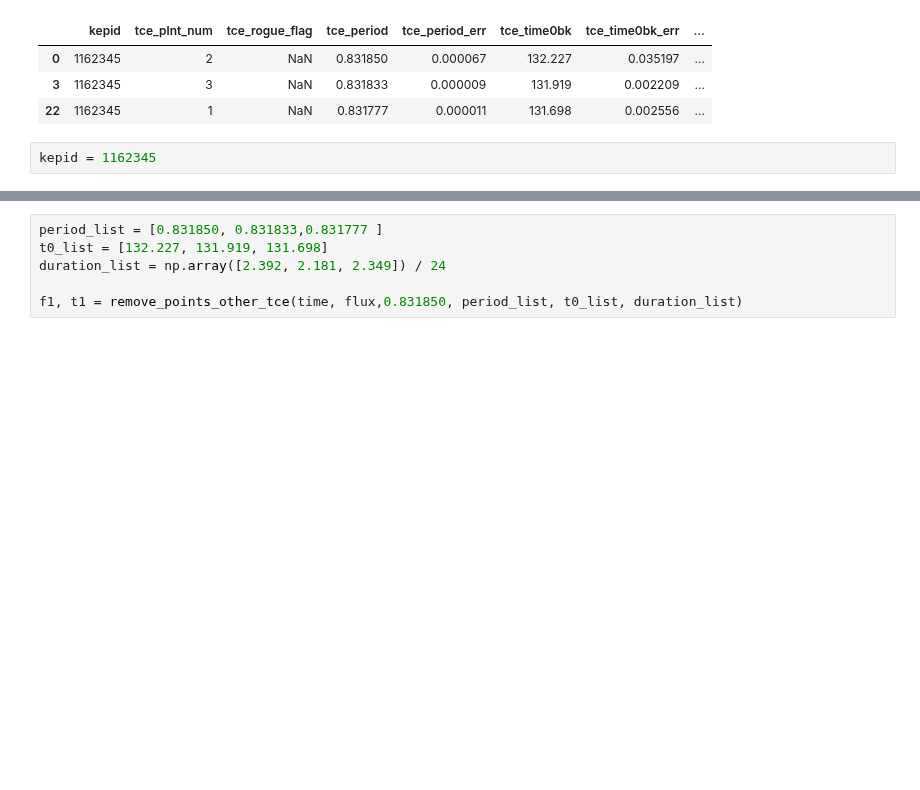
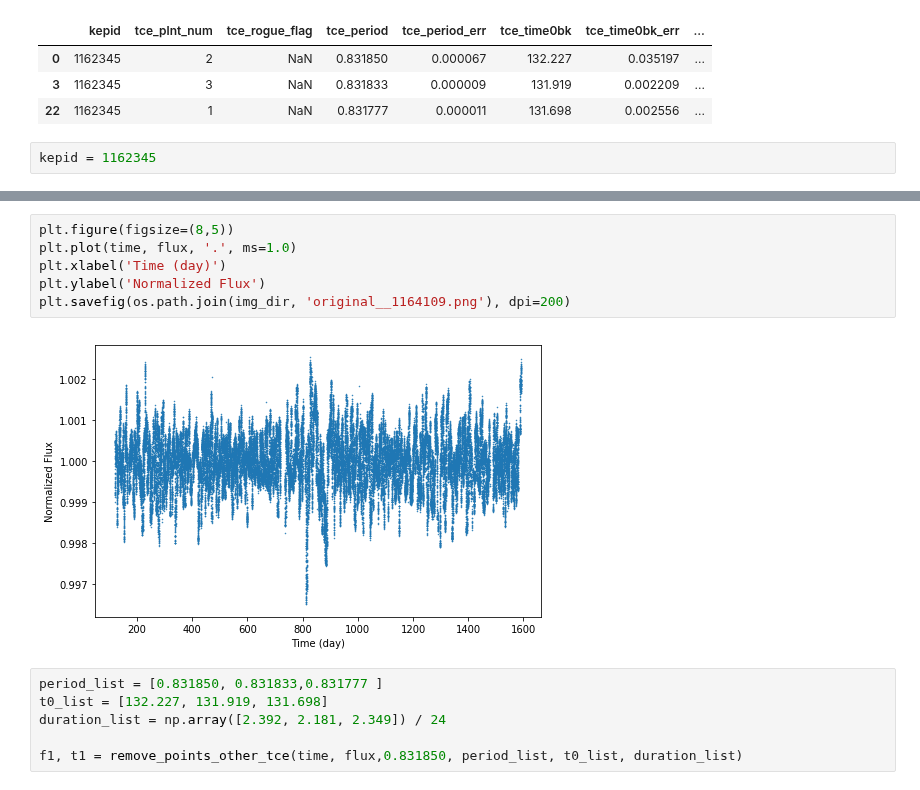
Before and after one commit to grewwc/phd_thesis, a Jupyter notebook: exoplanet/again_preprocess.ipynb, the cells around one changed output, grey strips where cells are left out. Saved outputs shown, nothing was run; the diff lists cells and outputs as text; blank space fills up the shorter version.

```diff
--- a/exoplanet/again_preprocess.ipynb
+++ b/exoplanet/again_preprocess.ipynb
@@ -55,3 +65,11 @@ get_time_flux_by_ID(1162345)
+# %%
+plt.figure(figsize=(8,5))
+plt.plot(time, flux, '.', ms=1.0)
+plt.xlabel('Time (day)')
+plt.ylabel('Normalized Flux')
+plt.savefig(os.path.join(img_dir, 'original__1164109.png'), dpi=200)
+# %% [output]
+[figure, added]
 # %%
 period_list = [0.831850, 0.831833,0.831777 ]
 t0_list = [132.227, 131.919, 131.698]
```
Also changed, not shown: parts of 7 cells of this notebook, 4 other files.
